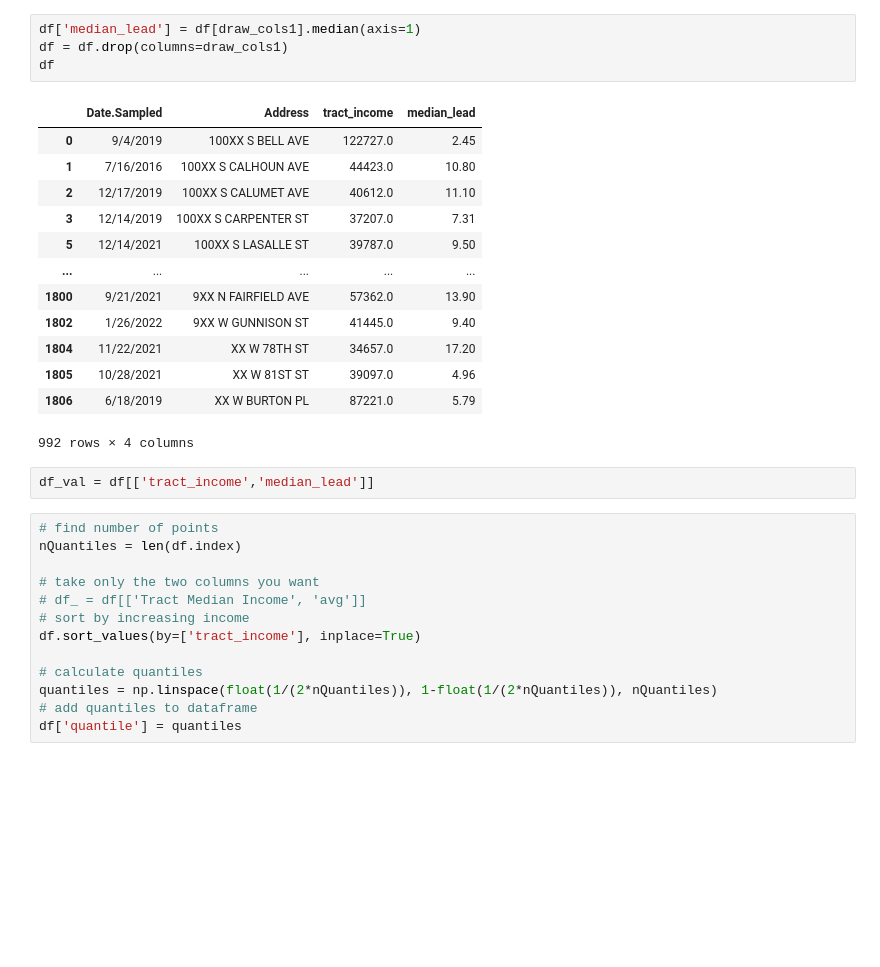
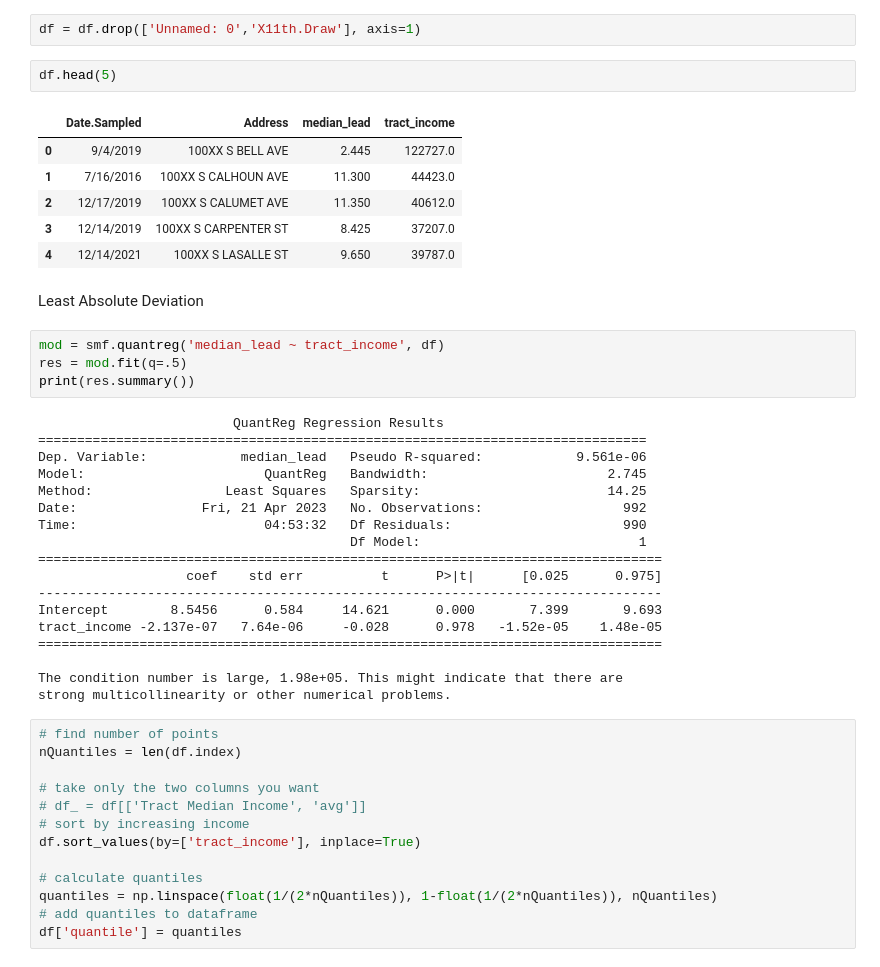
Before and after one commit to jacobhthomas/LeadWater, a Jupyter notebook: qr_income.ipynb, the cells around one changed output. Cells and saved outputs as stored; diff of their text form; blank space fills up the shorter version.

```diff
--- a/qr_income.ipynb
+++ b/qr_income.ipynb
@@ -110,23 +23,38 @@ Index(['draw_1', 'draw_2', 'draw_3', 'draw_4', 'draw_5', 'draw_6', 'draw_7',
-# %%
-df['median_lead'] = df[draw_cols1].median(axis=1)
-df = df.drop(columns=draw_cols1)
-df
-# %% [output]
-|  | Date.Sampled | Address | tract_income | median_lead |
-| 0 | 9/4/2019 | 100XX S BELL AVE | 122727.0 | 2.45 |
-| 1 | 7/16/2016 | 100XX S CALHOUN AVE | 44423.0 | 10.80 |
-| 2 | 12/17/2019 | 100XX S CALUMET AVE | 40612.0 | 11.10 |
-| 3 | 12/14/2019 | 100XX S CARPENTER ST | 37207.0 | 7.31 |
-| 5 | 12/14/2021 | 100XX S LASALLE ST | 39787.0 | 9.50 |
-| ... | ... | ... | ... | ... |
-| 1800 | 9/21/2021 | 9XX N FAIRFIELD AVE | 57362.0 | 13.90 |
-| 1802 | 1/26/2022 | 9XX W GUNNISON ST | 41445.0 | 9.40 |
-| 1804 | 11/22/2021 | XX W 78TH ST | 34657.0 | 17.20 |
-| 1805 | 10/28/2021 | XX W 81ST ST | 39097.0 | 4.96 |
-| 1806 | 6/18/2019 | XX W BURTON PL | 87221.0 | 5.79 |
-992 rows × 4 columns
-# %%
-df_val = df[['tract_income','median_lead']]
+# %%
+df = df.drop(['Unnamed: 0','X11th.Draw'], axis=1)
+# %%
+df.head(5)
+# %% [output]
+|  | Date.Sampled | Address | median_lead | tract_income |
+| 0 | 9/4/2019 | 100XX S BELL AVE | 2.445 | 122727.0 |
+| 1 | 7/16/2016 | 100XX S CALHOUN AVE | 11.300 | 44423.0 |
+| 2 | 12/17/2019 | 100XX S CALUMET AVE | 11.350 | 40612.0 |
+| 3 | 12/14/2019 | 100XX S CARPENTER ST | 8.425 | 37207.0 |
+| 4 | 12/14/2021 | 100XX S LASALLE ST | 9.650 | 39787.0 |
+# %% [markdown]
+Least Absolute Deviation
+# %%
+mod = smf.quantreg('median_lead ~ tract_income', df)
+res = mod.fit(q=.5)
+print(res.summary())
+# %% [output]
+                         QuantReg Regression Results
+==============================================================================
+Dep. Variable:            median_lead   Pseudo R-squared:            9.561e-06
+Model:                       QuantReg   Bandwidth:                       2.745
+Method:                 Least Squares   Sparsity:                        14.25
+Date:                Fri, 21 Apr 2023   No. Observations:                  992
+Time:                        04:53:32   Df Residuals:                      990
+                                        Df Model:                            1
+================================================================================
+                   coef    std err          t      P>|t|      [0.025      0.975]
+--------------------------------------------------------------------------------
+Intercept        8.5456      0.584     14.621      0.000       7.399       9.693
+tract_income -2.137e-07   7.64e-06     -0.028      0.978   -1.52e-05    1.48e-05
+================================================================================
+
+The condition number is large, 1.98e+05. This might indicate that there are
+strong multicollinearity or other numerical problems.
 # %%
 # find number of points
 nQuantiles = len(df.index)
```
Also changed, not shown: parts of 38 cells of this notebook, 2 other files.
